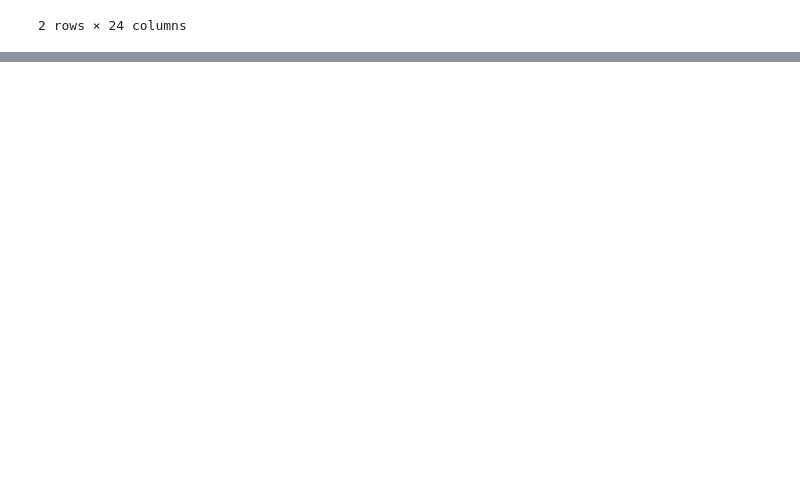
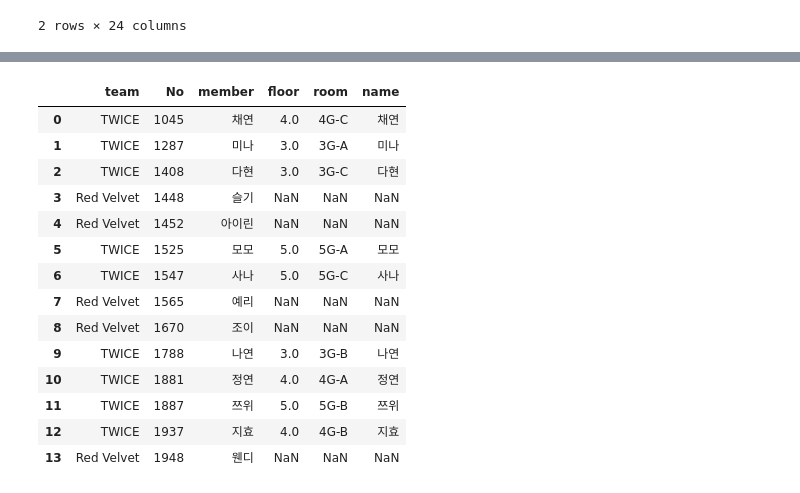
Before and after one commit to black3279/ML-Deep-Learning-Study, a Jupyter notebook: tensorflow/10_merge.ipynb, the cells around one changed output, grey strips where cells are left out. Saved outputs shown, nothing was run; the diff lists cells and outputs as text; code cells hidden in the pictures; blank space fills up the shorter version.

Commit message:
211007 merge

```diff
--- a/tensorflow/10_merge.ipynb
+++ b/tensorflow/10_merge.ipynb
@@ -62,0 +153,19 @@ df_bind
+# %%
+df_list.merge(df_room, left_on = "member", right_on = "name",
+             how = "left")
+# %% [output]
+|  | team | No | member | floor | room | name |
+| 0 | TWICE | 1045 | 채연 | 4.0 | 4G-C | 채연 |
+| 1 | TWICE | 1287 | 미나 | 3.0 | 3G-A | 미나 |
+| 2 | TWICE | 1408 | 다현 | 3.0 | 3G-C | 다현 |
+| 3 | Red Velvet | 1448 | 슬기 | NaN | NaN | NaN |
+| 4 | Red Velvet | 1452 | 아이린 | NaN | NaN | NaN |
+| 5 | TWICE | 1525 | 모모 | 5.0 | 5G-A | 모모 |
+| 6 | TWICE | 1547 | 사나 | 5.0 | 5G-C | 사나 |
+| 7 | Red Velvet | 1565 | 예리 | NaN | NaN | NaN |
+| 8 | Red Velvet | 1670 | 조이 | NaN | NaN | NaN |
+| 9 | TWICE | 1788 | 나연 | 3.0 | 3G-B | 나연 |
+| 10 | TWICE | 1881 | 정연 | 4.0 | 4G-A | 정연 |
+| 11 | TWICE | 1887 | 쯔위 | 5.0 | 5G-B | 쯔위 |
+| 12 | TWICE | 1937 | 지효 | 4.0 | 4G-B | 지효 |
+| 13 | Red Velvet | 1948 | 웬디 | NaN | NaN | NaN |
```
Also changed, not shown: parts of 6 cells of this notebook.
